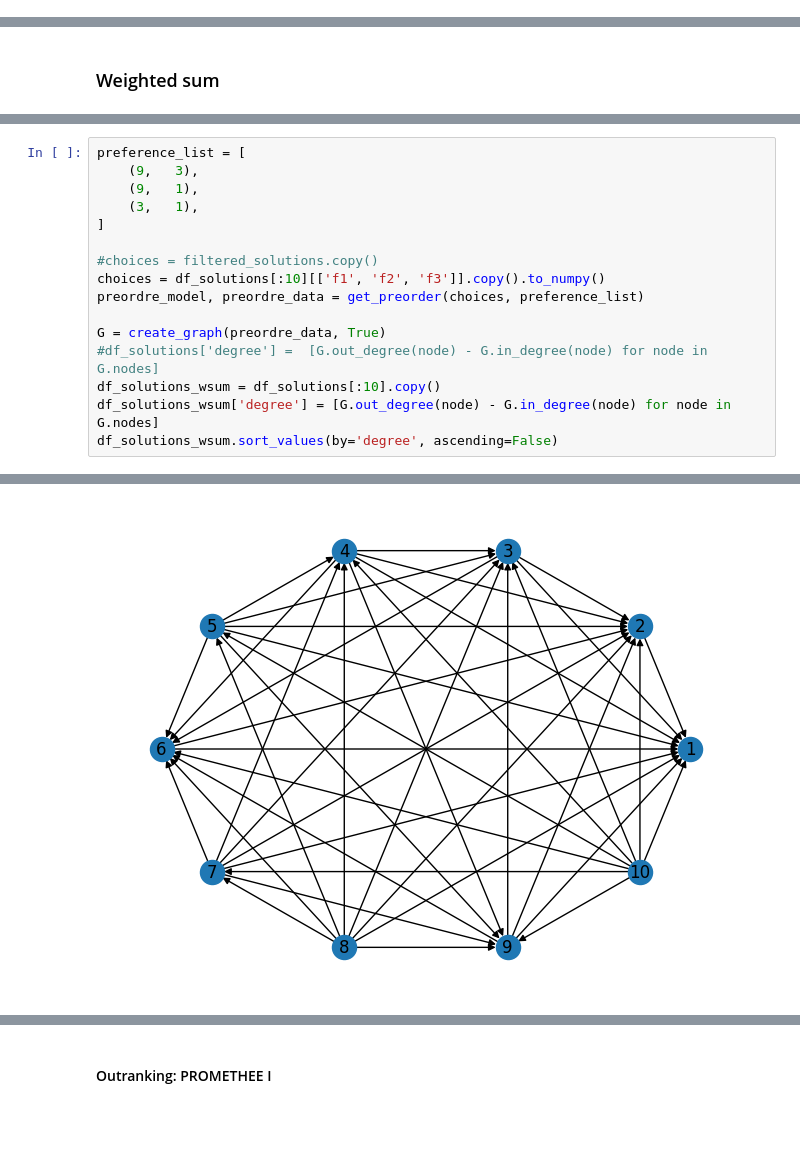
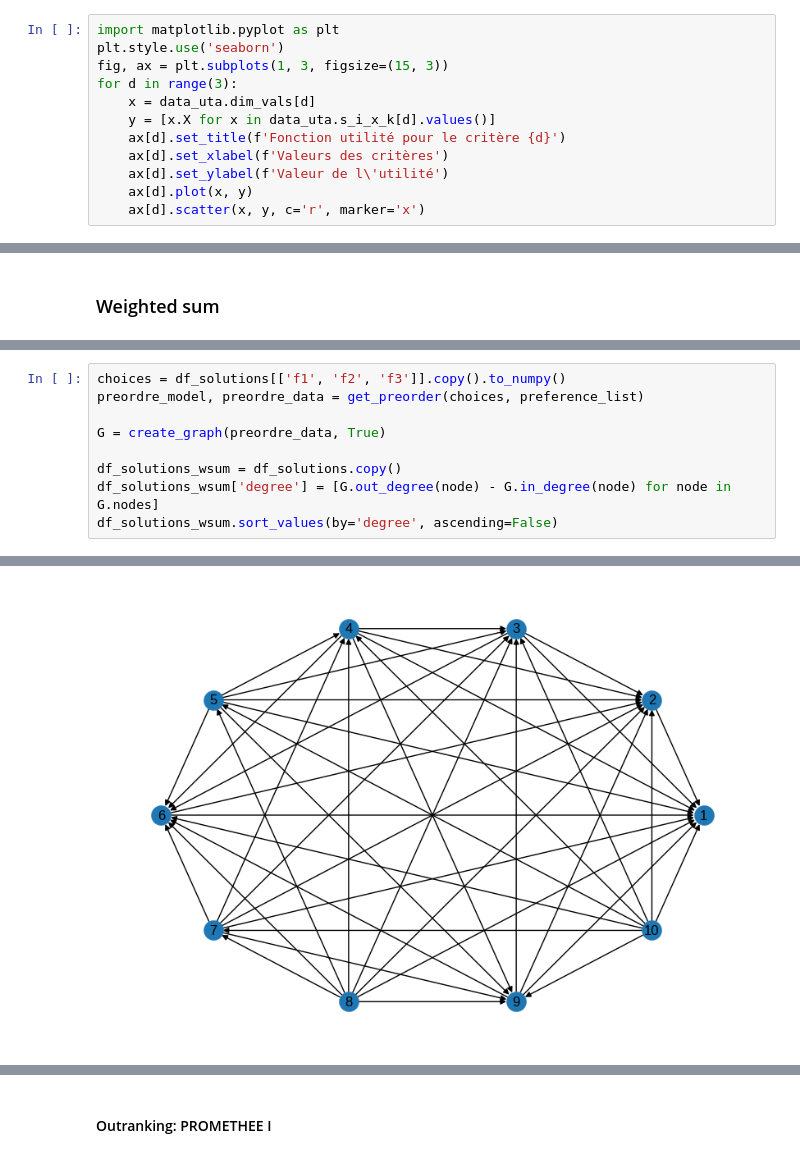
Before and after one commit to felfipe/Systemes-de-Decision, a Jupyter notebook: preference_models.ipynb, the cells around one changed output, grey strips where cells are left out. Saved outputs shown, nothing was run; the diff lists cells and outputs as text; blank space fills up the shorter version.

Commit message:
Finish the preference models 🌻

```diff
--- a/preference_models.ipynb
+++ b/preference_models.ipynb
@@ -66,3 +60,15 @@ df_solutions_uta.sort_values(by='scores', ascending=False)
 | 5 | 30.0 | -1.0 | -2.0 | 0.898590 |
 | 1 | 20.0 | -1.0 | -1.0 | 0.612949 |
 | 0 | -0.0 | -0.0 | -0.0 | 0.040000 |
+# %%
+import matplotlib.pyplot as plt
+plt.style.use('seaborn')
+fig, ax = plt.subplots(1, 3, figsize=(15, 3))
+for d in range(3):
+    x = data_uta.dim_vals[d]
+    y = [x.X for x in data_uta.s_i_x_k[d].values()]
+    ax[d].set_title(f'Fonction utilité pour le critère {d}')
+    ax[d].set_xlabel(f'Valeurs des critères')
+    ax[d].set_ylabel(f'Valeur de l\'utilité')
+    ax[d].plot(x, y)
+    ax[d].scatter(x, y, c='r', marker='x')
@@ -71,29 +118,22 @@ df_solutions_uta.sort_values(by='scores', ascending=False)
 # %%
-preference_list = [
-    (9,   3),
-    (9,   1),
-    (3,   1),
-]
-
-#choices = filtered_solutions.copy()
-choices = df_solutions[:10][['f1', 'f2', 'f3']].copy().to_numpy()
+choices = df_solutions[['f1', 'f2', 'f3']].copy().to_numpy()
 preordre_model, preordre_data = get_preorder(choices, preference_list)
 
 G = create_graph(preordre_data, True)
-#df_solutions['degree'] =  [G.out_degree(node) - G.in_degree(node) for node in G.nodes]
-df_solutions_wsum = df_solutions[:10].copy()
+
+df_solutions_wsum = df_solutions.copy()
 df_solutions_wsum['degree'] = [G.out_degree(node) - G.in_degree(node) for node in G.nodes]
 df_solutions_wsum.sort_values(by='degree', ascending=False)
 # %% [output]
 |  | f1 | f2 | f3 | degree |
 | 7 | 65.0 | -3.0 | -2.0 | 8 |
 | 9 | 65.0 | -2.0 | -3.0 | 8 |
 | 4 | 59.0 | -4.0 | -1.0 | 4 |
 | 6 | 55.0 | -2.0 | -2.0 | 4 |
 | 3 | 49.0 | -3.0 | -1.0 | 1 |
 | 8 | 42.0 | -1.0 | -3.0 | -1 |
 | 2 | 37.0 | -2.0 | -1.0 | -3 |
 | 5 | 30.0 | -1.0 | -2.0 | -5 |
 | 1 | 20.0 | -1.0 | -1.0 | -7 |
 | 0 | -0.0 | -0.0 | -0.0 | -9 |
-[figure, old version]
+[figure, new version]
```
Also changed, not shown: parts of 11 cells of this notebook.
